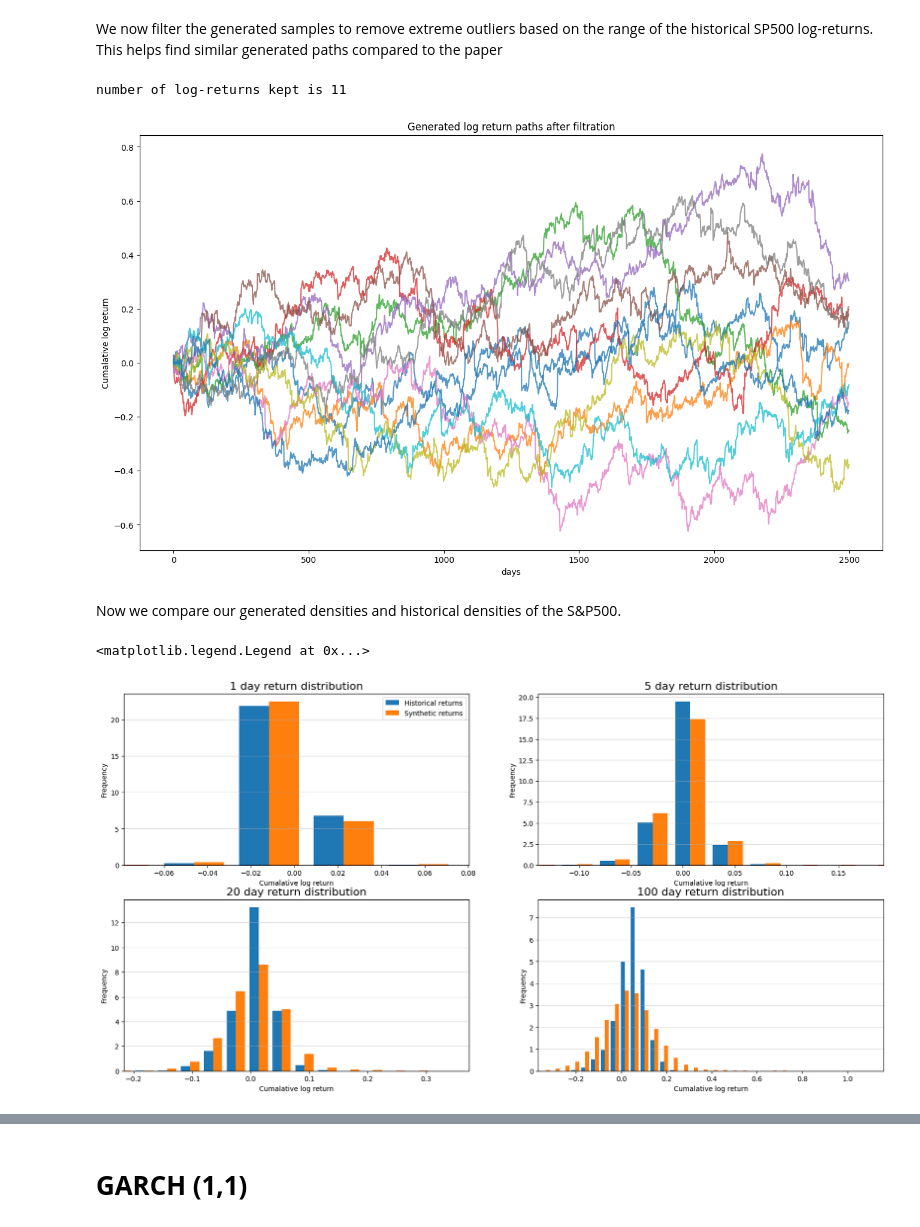
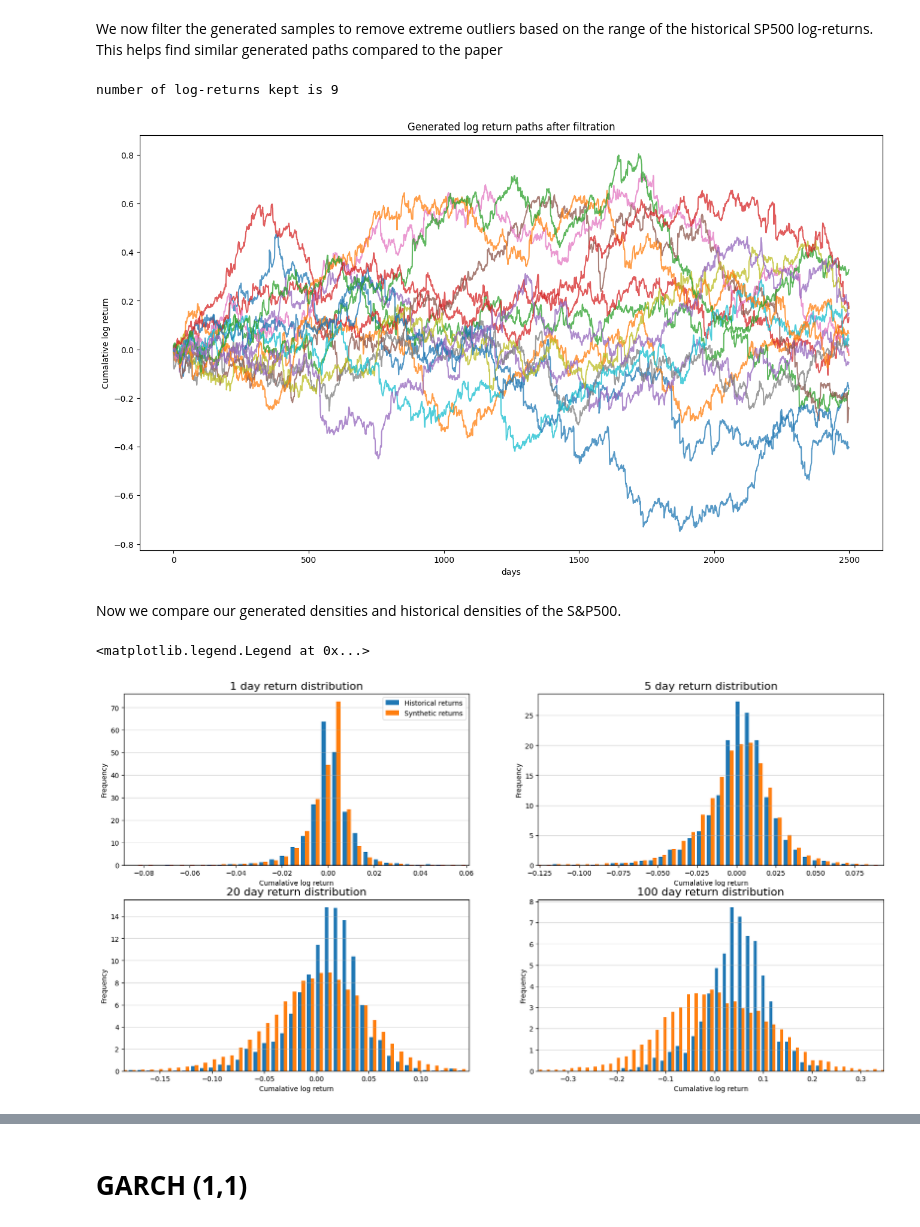
Before and after one commit to tahatt13/QuantGan, a Jupyter notebook: QuantGAN.ipynb, the cells around one changed output, grey strips where cells are left out. Cells and saved outputs as stored; diff of their text form; code cells hidden in the pictures.

```diff
--- a/QuantGAN.ipynb
+++ b/QuantGAN.ipynb
@@ -232,7 +232,7 @@ for i in range(len(windows)):
     row = min(max(0, i-1), 1)
     col = i % 2
     real_dist = rolling_window(sp500log, windows[i], sparse = not (windows[i] == 1)).sum(axis=0).ravel()
-    fake_dist = rolling_window(y.T, windows[i], sparse = not (windows[i] == 1)).sum(axis=0).ravel()
+    fake_dist = rolling_window(filtered_samples.T, windows[i], sparse = not (windows[i] == 1)).sum(axis=0).ravel()
     axs[row, col].hist(np.array([real_dist, fake_dist], dtype='object'), bins=50, density=True)
     axs[row,col].set_xlim(*np.quantile(fake_dist, [0.001, .999]))
 
@@ -408,7 +408,7 @@ filtered_samples -= filtered_samples.mean()
 
 print(f'number of log-returns kept is {len(filtered_samples)}')
 # %% [output]
-number of log-returns kept is 11
+number of log-returns kept is 9
 # %%
 fig, ax = plt.subplots(figsize=(16,9))
 ax.plot(np.cumsum(filtered_samples, axis=1).T, alpha=0.75)
@@ -416,33 +416,33 @@ ax.set_title('Generated log return paths after filtration')
 ax.set_xlabel('days')
 ax.set_ylabel('Cumalative log return');
 # %% [output]
-[figure, old version]
+[figure, new version]
 # %% [markdown]
 Now we compare our generated densities and historical densities of the S&P500.
 # %%
 n_bins = 100
 windows = [1, 5, 20, 100]
 
 fig, axs = plt.subplots(nrows=2, ncols=2, figsize=(20, 10))
 
 
 for i in range(len(windows)):
     row = min(max(0, i-1), 1)
     col = i % 2
     real_dist = rolling_window(sp500log, windows[i], sparse = not (windows[i] == 1)).sum(axis=0).ravel()
-    fake_dist = rolling_window(y.T, windows[i], sparse = not (windows[i] == 1)).sum(axis=0).ravel()
+    fake_dist = rolling_window(filtered_samples.T, windows[i], sparse = not (windows[i] == 1)).sum(axis=0).ravel()
     axs[row, col].hist(np.array([real_dist, fake_dist], dtype='object'), bins=50, density=True)
     axs[row,col].set_xlim(*np.quantile(fake_dist, [0.001, .999]))
 
     axs[row,col].set_title('{} day return distribution'.format(windows[i]), size=16)
     axs[row,col].yaxis.grid(True, alpha=0.5)
     axs[row,col].set_xlabel('Cumalative log return')
     axs[row,col].set_ylabel('Frequency')
 
 axs[0,0].legend(['Historical returns', 'Synthetic returns'])
 # %% [output]
 <matplotlib.legend.Legend at 0x...>
-[figure, old version]
+[figure, new version]
 # %%
 fig, axs = plt.subplots(nrows=2, ncols=2, figsize=(20, 10))
 
```
Also changed, not shown: parts of 13 cells of this notebook.
